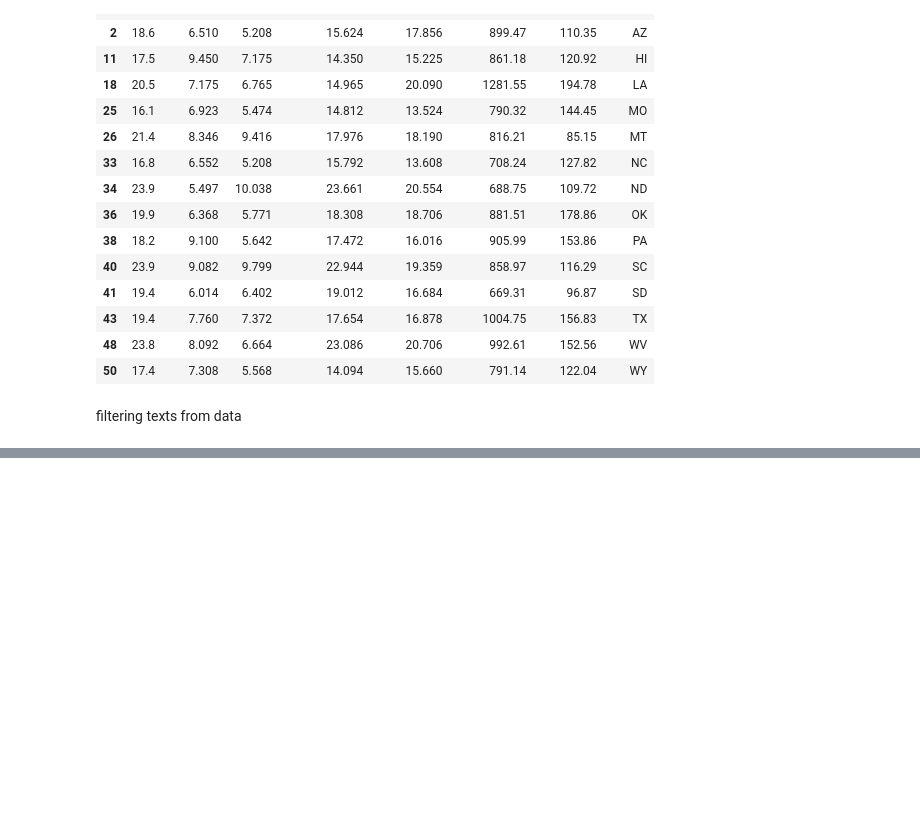
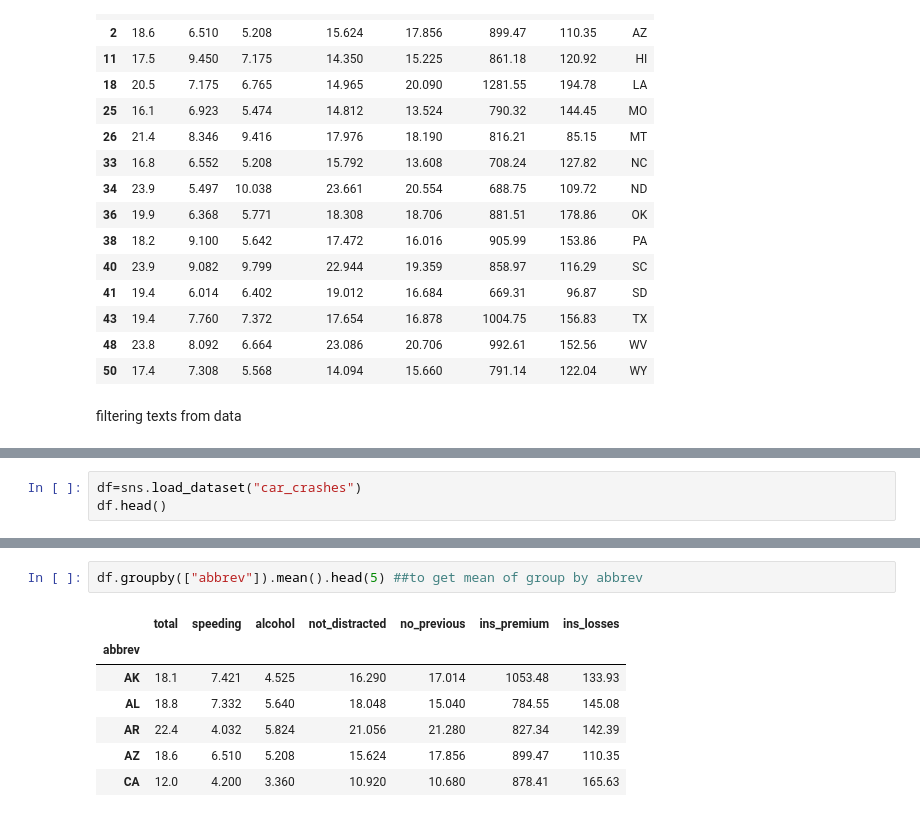
Before and after one commit to mahendragundeti/Mahe-007, a Jupyter notebook: practice_pandas.ipynb, the cells around one changed output, grey strips where cells are left out. Drawn from its saved outputs; the diff is of its cells as text; blank space fills up the shorter version.

```diff
--- a/practice_pandas.ipynb
+++ b/practice_pandas.ipynb
@@ -112,0 +162,3 @@ df.loc[df["abbrev"].str.contains('W')]
+# %%
+df=sns.load_dataset("car_crashes")
+df.head()
@@ -112,0 +172,10 @@ df.loc[df["abbrev"].str.contains('W')]
+# %%
+df.groupby(["abbrev"]).mean().head(5) ##to get mean of group by abbrev
+# %% [output]
+|  | total | speeding | alcohol | not_distracted | no_previous | ins_premium | ins_losses |
+| abbrev |  |  |  |  |  |  |  |
+| AK | 18.1 | 7.421 | 4.525 | 16.290 | 17.014 | 1053.48 | 133.93 |
+| AL | 18.8 | 7.332 | 5.640 | 18.048 | 15.040 | 784.55 | 145.08 |
+| AR | 22.4 | 4.032 | 5.824 | 21.056 | 21.280 | 827.34 | 142.39 |
+| AZ | 18.6 | 6.510 | 5.208 | 15.624 | 17.856 | 899.47 | 110.35 |
+| CA | 12.0 | 4.200 | 3.360 | 10.920 | 10.680 | 878.41 | 165.63 |
```
Also changed, not shown: parts of 8 cells of this notebook.
